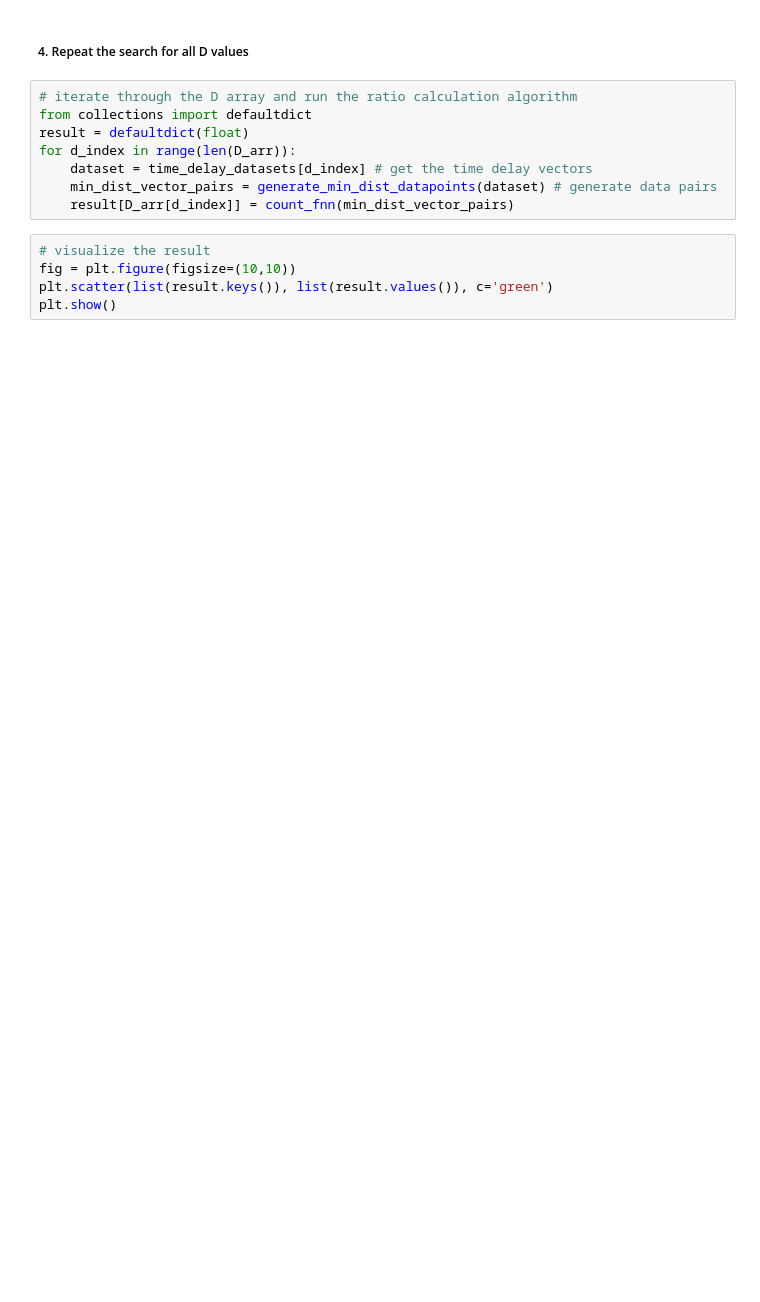
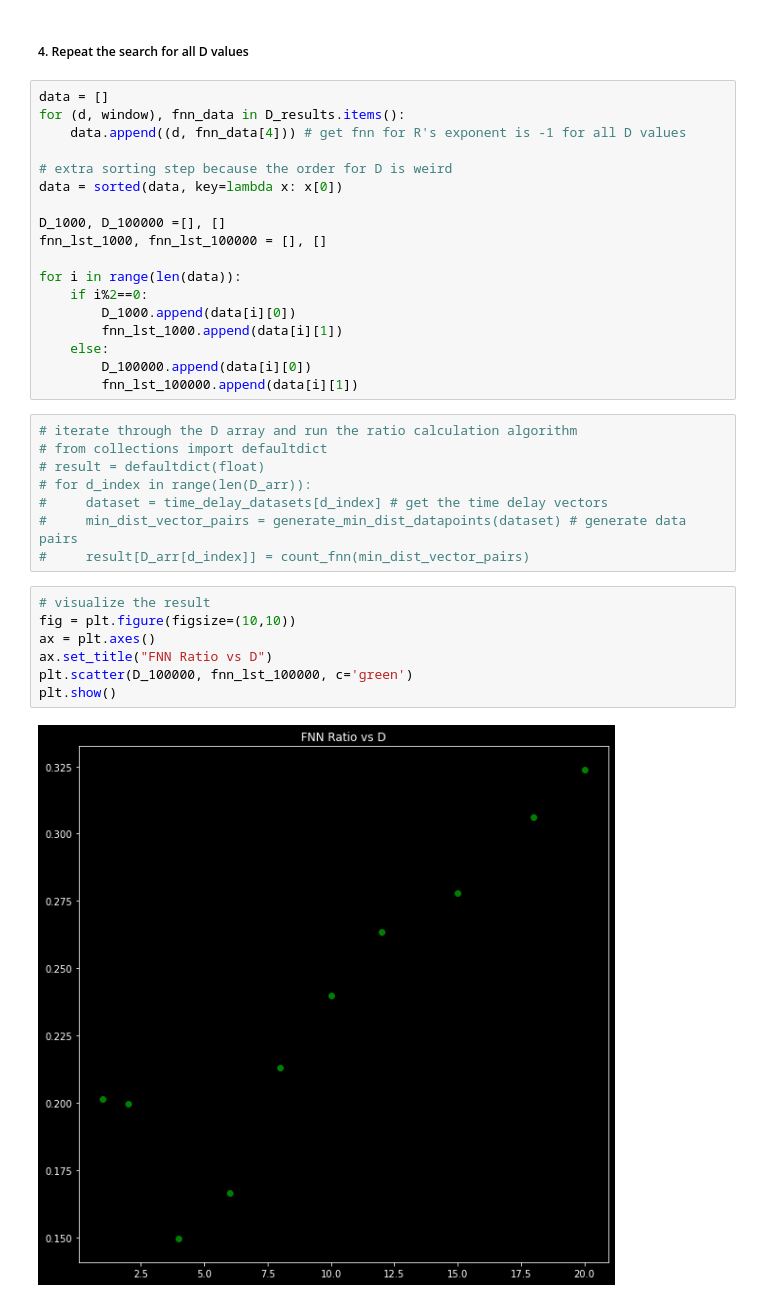
Before and after one commit to llfuller/DDF-HVC-CM-Neurons, a Jupyter notebook: false_nearest_neighbor_example.ipynb, the cells around one changed output. Cells and saved outputs as stored; diff of their text form; blank space fills up the shorter version.

```diff
--- a/false_nearest_neighbor_example.ipynb
+++ b/false_nearest_neighbor_example.ipynb
@@ -271,15 +295,37 @@ for e in exp:
 # %% [markdown]
 ##### 4. Repeat the search for all D values
+# %%
+data = []
+for (d, window), fnn_data in D_results.items():
+    data.append((d, fnn_data[4])) # get fnn for R's exponent is -1 for all D values
+
+# extra sorting step because the order for D is weird
+data = sorted(data, key=lambda x: x[0])
+
+D_1000, D_100000 =[], []
+fnn_lst_1000, fnn_lst_100000 = [], []
+
+for i in range(len(data)):
+    if i%2==0:
+        D_1000.append(data[i][0])
+        fnn_lst_1000.append(data[i][1])
+    else:
+        D_100000.append(data[i][0])
+        fnn_lst_100000.append(data[i][1])
 # %%
 # iterate through the D array and run the ratio calculation algorithm
-from collections import defaultdict
-result = defaultdict(float)
-for d_index in range(len(D_arr)):
-    dataset = time_delay_datasets[d_index] # get the time delay vectors
-    min_dist_vector_pairs = generate_min_dist_datapoints(dataset) # generate data pairs
-    result[D_arr[d_index]] = count_fnn(min_dist_vector_pairs)
+# from collections import defaultdict
+# result = defaultdict(float)
+# for d_index in range(len(D_arr)):
+#     dataset = time_delay_datasets[d_index] # get the time delay vectors
+#     min_dist_vector_pairs = generate_min_dist_datapoints(dataset) # generate data pairs
+#     result[D_arr[d_index]] = count_fnn(min_dist_vector_pairs)
 # %%
 # visualize the result
 fig = plt.figure(figsize=(10,10))
-plt.scatter(list(result.keys()), list(result.values()), c='green')
+ax = plt.axes()
+ax.set_title("FNN Ratio vs D")
+plt.scatter(D_100000, fnn_lst_100000, c='green')
 plt.show()
+# %% [output]
+[figure, added]
```
Also changed, not shown: parts of 6 cells of this notebook.
